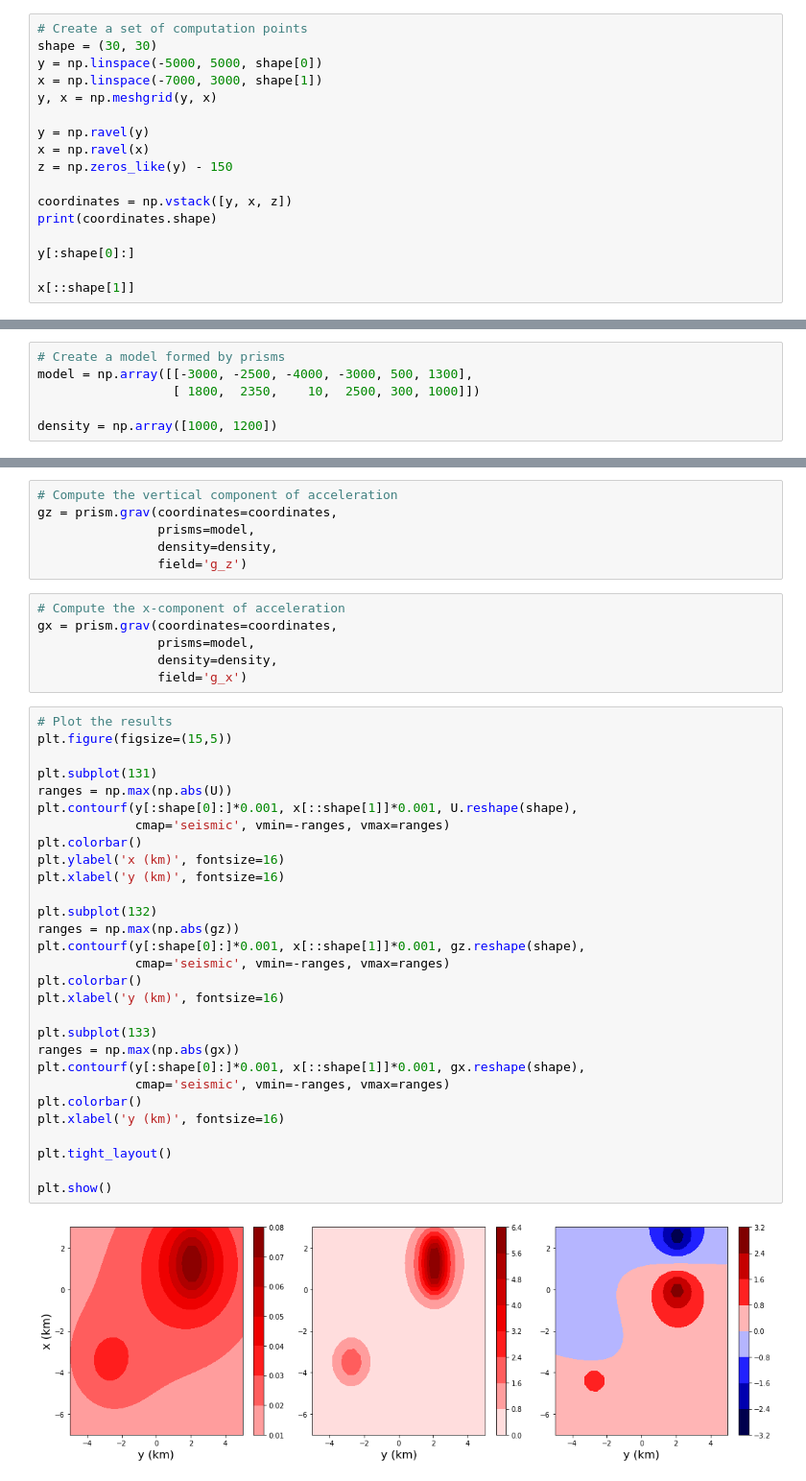
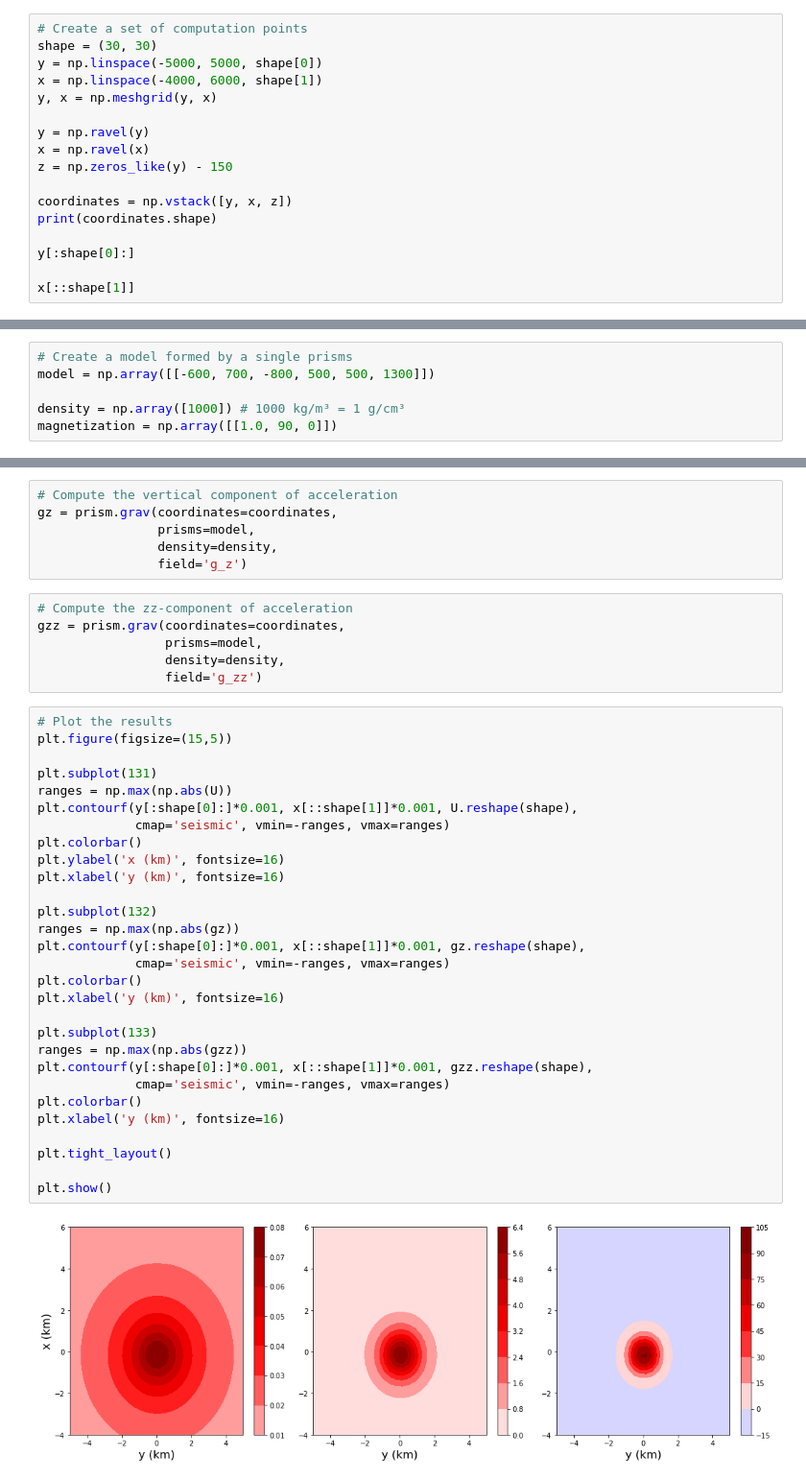
Before and after one commit to birocoles/gravmag, a Jupyter notebook: prism.ipynb, the cells around one changed output, grey strips where cells are left out. Shown: that part at 96% size. Cells and saved outputs as stored; diff of their text form.

```diff
--- a/prism.ipynb
+++ b/prism.ipynb
@@ -17,7 +17,7 @@ import prism
 # Create a set of computation points
 shape = (30, 30)
 y = np.linspace(-5000, 5000, shape[0])
-x = np.linspace(-7000, 3000, shape[1])
+x = np.linspace(-4000, 6000, shape[1])
 y, x = np.meshgrid(y, x)
 
 y = np.ravel(y)
@@ -43,9 +51,9 @@ array([-7000.        , -6655.17241379, -6310.34482759, -5965.51724138,
 # %%
-# Create a model formed by prisms
-model = np.array([[-3000, -2500, -4000, -3000, 500, 1300],
-                  [ 1800,  2350,    10,  2500, 300, 1000]])
+# Create a model formed by a single prisms
+model = np.array([[-600, 700, -800, 500, 500, 1300]])
 
-density = np.array([1000, 1200])
+density = np.array([1000]) # 1000 kg/m³ = 1 g/cm³
+magnetization = np.array([[1.0, 90, 0]])
 # %%
 # Compute the gravitational potential
 U = prism.grav(coordinates=coordinates,
@@ -59,39 +67,39 @@ gz = prism.grav(coordinates=coordinates,
                 density=density,
                 field='g_z')
 # %%
-# Compute the x-component of acceleration
-gx = prism.grav(coordinates=coordinates,
-                prisms=model,
-                density=density,
-                field='g_x')
+# Compute the zz-component of acceleration
+gzz = prism.grav(coordinates=coordinates,
+                 prisms=model,
+                 density=density,
+                 field='g_zz')
 # %%
 # Plot the results
 plt.figure(figsize=(15,5))
 
 plt.subplot(131)
 ranges = np.max(np.abs(U))
 plt.contourf(y[:shape[0]:]*0.001, x[::shape[1]]*0.001, U.reshape(shape),
              cmap='seismic', vmin=-ranges, vmax=ranges)
 plt.colorbar()
 plt.ylabel('x (km)', fontsize=16)
 plt.xlabel('y (km)', fontsize=16)
 
 plt.subplot(132)
 ranges = np.max(np.abs(gz))
 plt.contourf(y[:shape[0]:]*0.001, x[::shape[1]]*0.001, gz.reshape(shape),
              cmap='seismic', vmin=-ranges, vmax=ranges)
 plt.colorbar()
 plt.xlabel('y (km)', fontsize=16)
 
 plt.subplot(133)
-ranges = np.max(np.abs(gx))
-plt.contourf(y[:shape[0]:]*0.001, x[::shape[1]]*0.001, gx.reshape(shape),
+ranges = np.max(np.abs(gzz))
+plt.contourf(y[:shape[0]:]*0.001, x[::shape[1]]*0.001, gzz.reshape(shape),
              cmap='seismic', vmin=-ranges, vmax=ranges)
 plt.colorbar()
 plt.xlabel('y (km)', fontsize=16)
 
 plt.tight_layout()
 
 plt.show()
 # %% [output]
-[figure, old version]
+[figure, new version]
```
Also changed, not shown: parts of 8 cells of this notebook, 3 other files.
